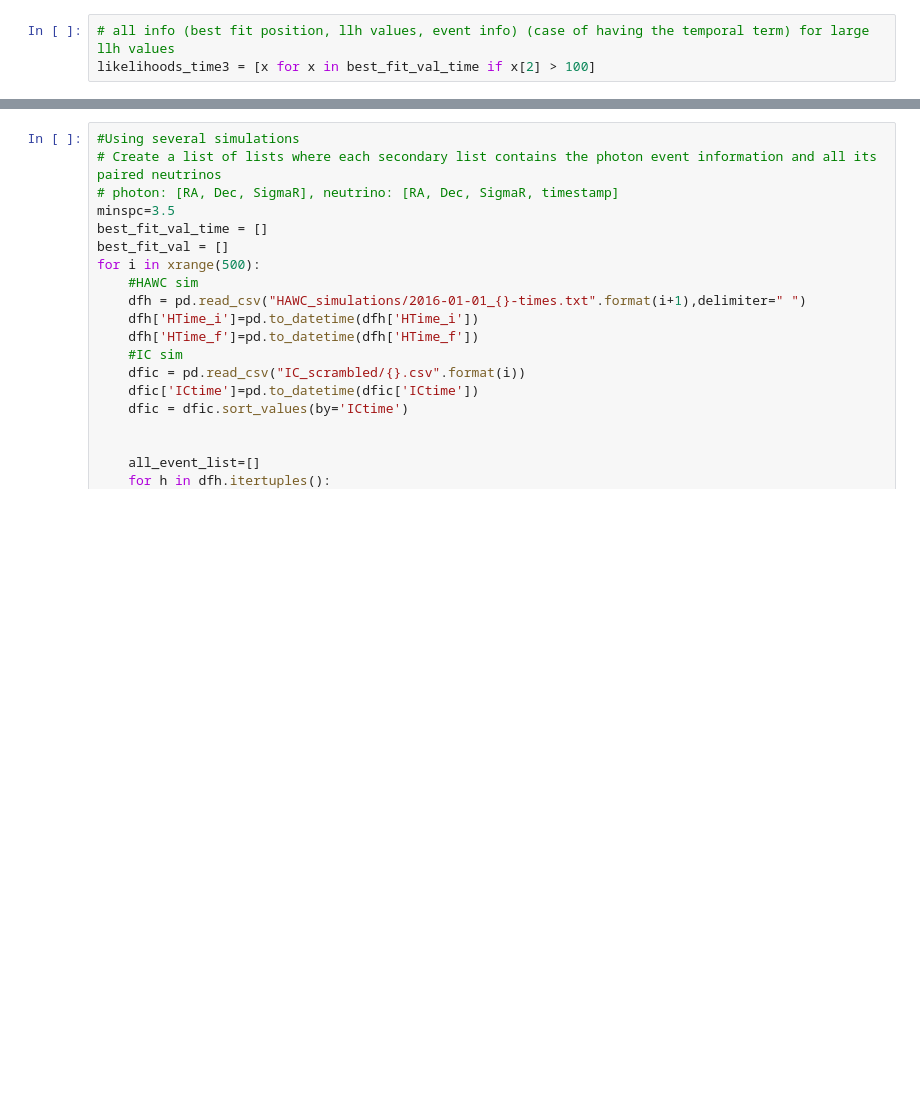
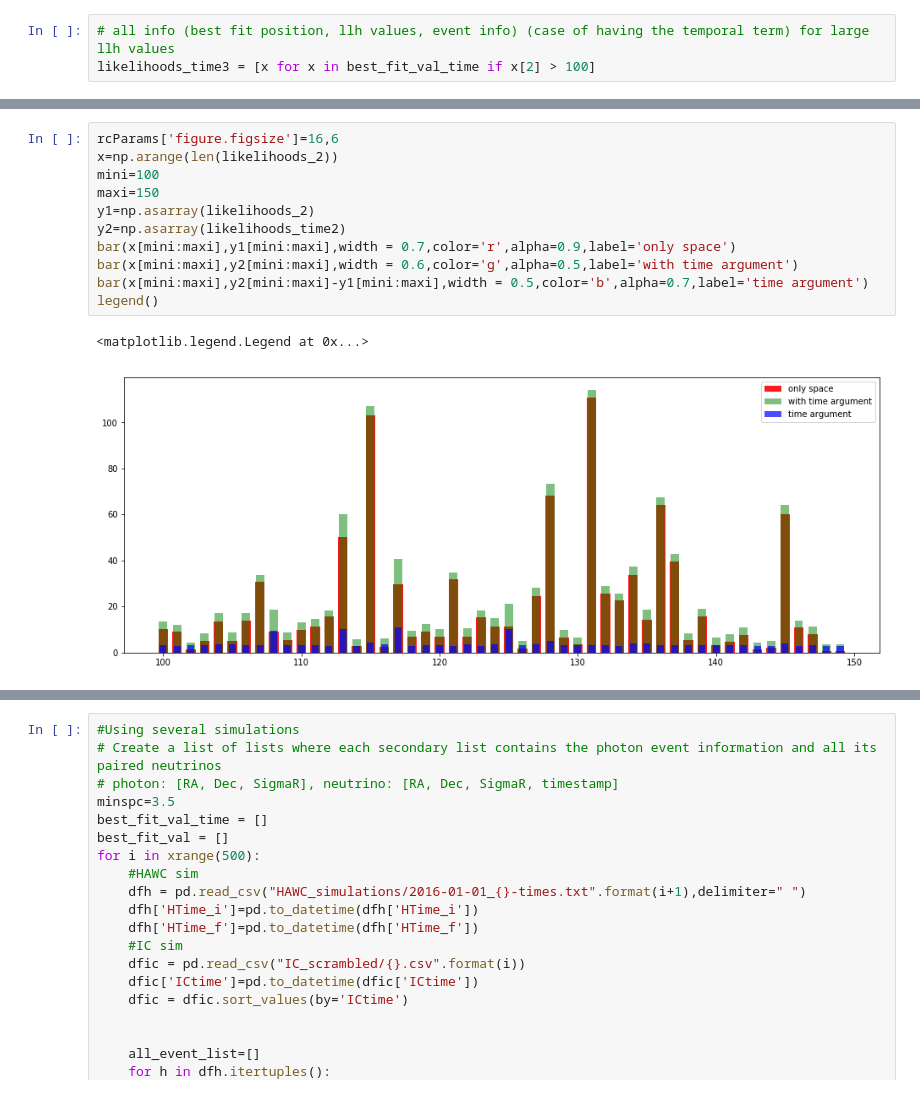
Before and after one commit to hayalaso/Analyses_AMON, a Jupyter notebook: HAWC_IC/multi_correlation_analysis.ipynb, the cells around one changed output, grey strips where cells are left out. Drawn from its saved outputs; the diff is of its cells as text; blank space fills up the shorter version.

```diff
--- a/HAWC_IC/multi_correlation_analysis.ipynb
+++ b/HAWC_IC/multi_correlation_analysis.ipynb
@@ -311,0 +448,14 @@ savefig('llh_multiplets.png')
+# %%
+rcParams['figure.figsize']=16,6
+x=np.arange(len(likelihoods_2))
+mini=100
+maxi=150
+y1=np.asarray(likelihoods_2)
+y2=np.asarray(likelihoods_time2)
+bar(x[mini:maxi],y1[mini:maxi],width = 0.7,color='r',alpha=0.9,label='only space')
+bar(x[mini:maxi],y2[mini:maxi],width = 0.6,color='g',alpha=0.5,label='with time argument')
+bar(x[mini:maxi],y2[mini:maxi]-y1[mini:maxi],width = 0.5,color='b',alpha=0.7,label='time argument')
+legend()
+# %% [output]
+<matplotlib.legend.Legend at 0x...>
+[figure, added]
```
Also changed, not shown: parts of 23 cells of this notebook.
